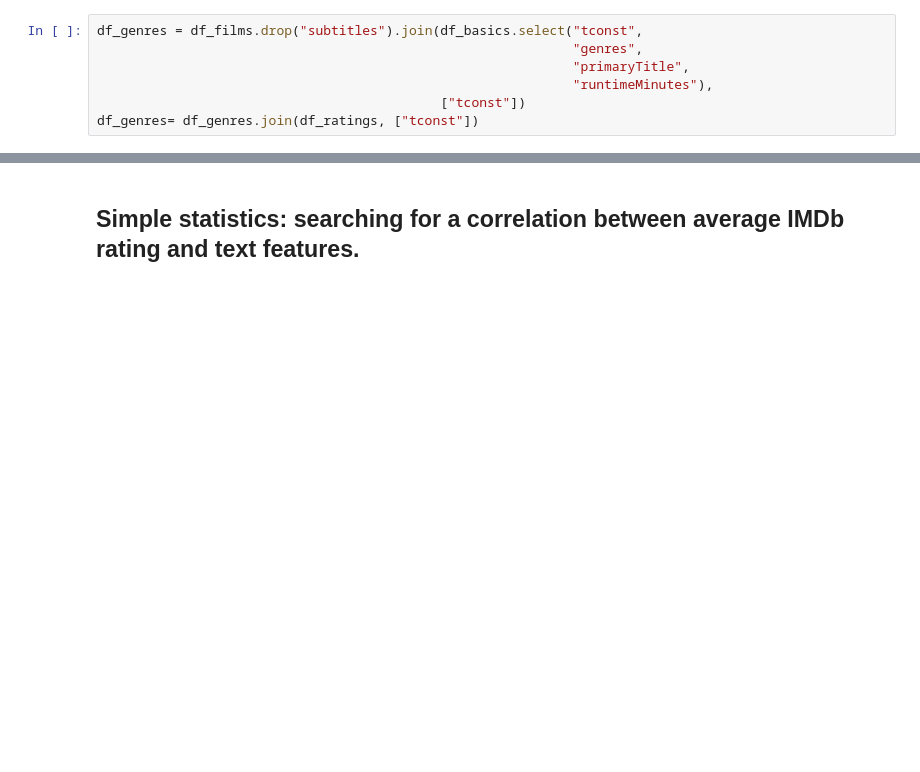
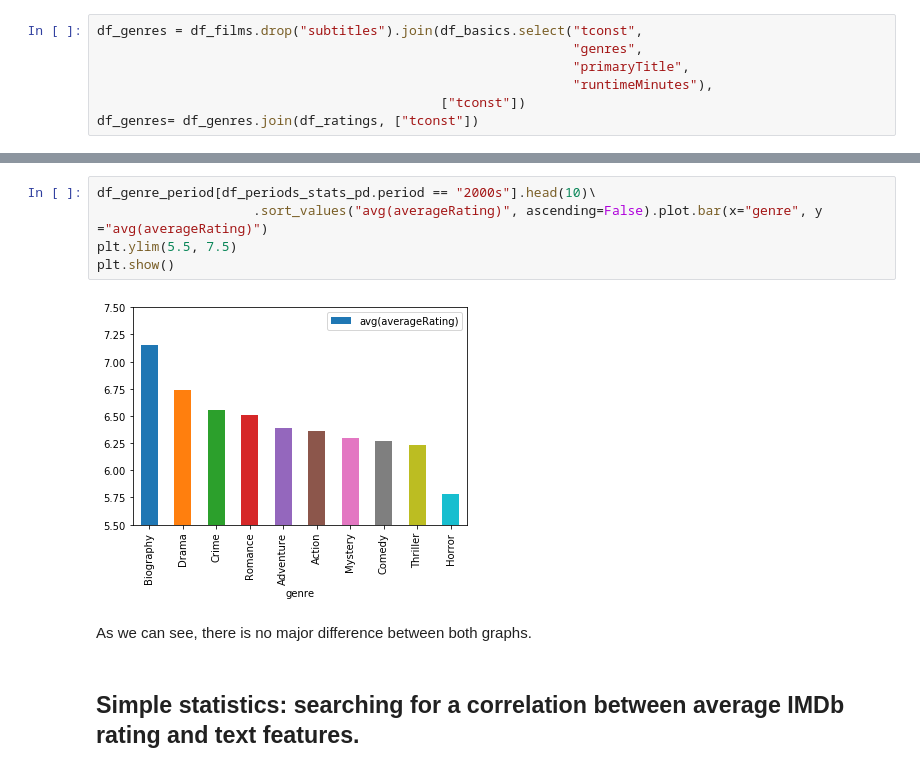
Before and after one commit to Xabitsuki/adamax, a Jupyter notebook: NotebookFinal.ipynb, the cells around one changed output, grey strips where cells are left out. Saved outputs shown, nothing was run; the diff lists cells and outputs as text; blank space fills up the shorter version.

```diff
--- a/NotebookFinal.ipynb
+++ b/NotebookFinal.ipynb
@@ -576,3 +587,12 @@ df_periods_stats_pd[df_periods_stats_pd["count(1)"] > 100].sort_values("avg(aver
+# %%
+df_genre_period[df_periods_stats_pd.period == "2000s"].head(10)\
+                    .sort_values("avg(averageRating)", ascending=False).plot.bar(x="genre", y ="avg(averageRating)")
+plt.ylim(5.5, 7.5)
+plt.show()
+# %% [output]
+[figure, added]
+# %% [markdown]
+As we can see, there is no major difference between both graphs.
 # %% [markdown]
 ## Simple statistics: searching for a correlation between average IMDb rating and text features.
 # %% [markdown]
```
Also changed, not shown: parts of 6 cells of this notebook.
